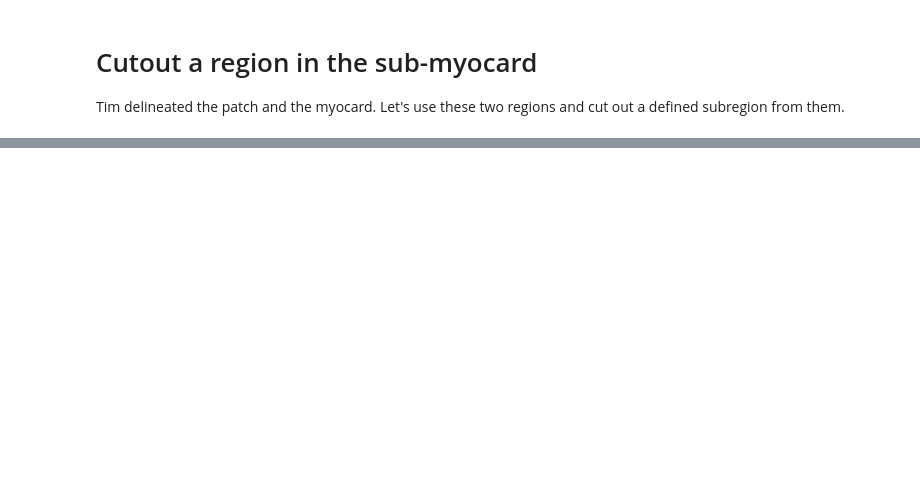
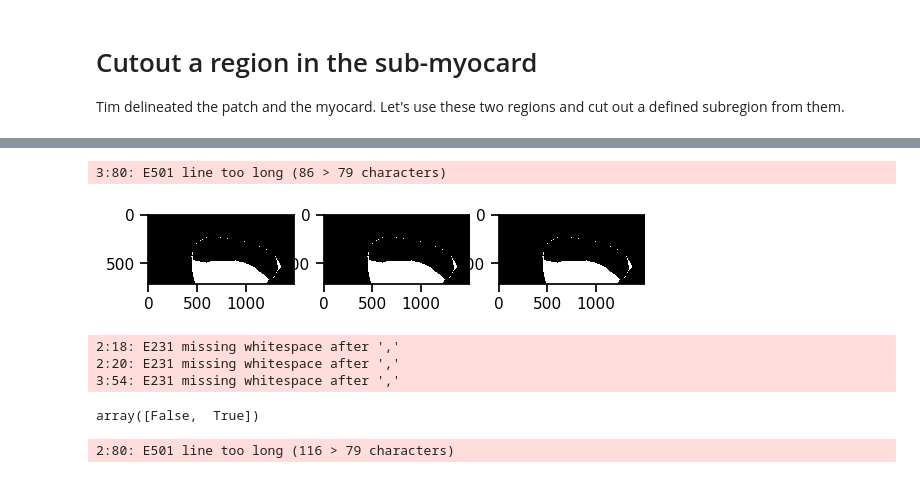
Before and after one commit to habi/heart-neoangiogenesis, a Jupyter notebook: SubMyocardAnalysis.ipynb, the cells around one changed output, grey strips where cells are left out. Saved outputs shown, nothing was run; the diff lists cells and outputs as text; code cells hidden in the pictures; blank space fills up the shorter version.

```diff
--- a/SubMyocardAnalysis.ipynb
+++ b/SubMyocardAnalysis.ipynb
@@ -436,0 +590,4 @@ Compute *all* histograms we might need later
+# %%
+# Load the VOI images a zarr arrays
+Patches_Binary = [dask.array.from_zarr(file) for file in Data[Data.VOI == 'patch']['OutputNameVOI_Binary']]
+Myocards_Binary = [dask.array.from_zarr(file) for file in Data[Data.VOI == 'myocard']['OutputNameVOI_Binary']]
@@ -436,0 +616,20 @@ Compute *all* histograms we might need later
+# %%
+# Write out 'myocard sans patch' binarized data
+# Regenerate output name for 'msp'
+Data['OutputNameVOI_Binary'] = [os.path.join(os.path.dirname(f),
+                                             '%s.%s.voi_%s.binary.zarr' % (sample,
+                                                                           scan,
+                                                                           voi)) for f, sample, scan, voi in zip(Data.Folder,
+                                                                                                                 Data.Samplename,
+                                                                                                                 Data.Scan,
+                                                                                                                 Data.VOI)]
+# https://stackoverflow.com/a/55437530/323100
+for c, row in tqdm(enumerate(Data[Data['VOI'] == 'myocard_sans_patch'].iterrows()),
+                   desc='Calculating MSP VOIs',
+                   total=len(Data[Data['VOI'] == 'myocard_sans_patch'])):
+    if not os.path.exists(row[1]['OutputNameVOI_Binary']):
+        print('%2s/%s: Calculating MSP VOI and saving to %s' % (c + 1,
+                                                                len(Data[Data['VOI'] == 'myocard_sans_patch']),
+                                                                row[1]['OutputNameVOI_Binary'][len(Root)+1:]))
+        MSP_Binary = dask.array.logical_xor(Myocards_Binary[c], Patches_Binary[c])
+        MSP_Binary.rechunk('auto').to_zarr(row[1]['OutputNameVOI_Binary'])
@@ -436,0 +647,8 @@ Compute *all* histograms we might need later
+# %%
+# Load *all* VOIs
+VOIs_raw = [dask.array.from_zarr(file) for file in Data['OutputNameVOI']]
+VOIs_binarized = [dask.array.from_zarr(file) for file in Data['OutputNameVOI_Binary']]
+# %% [output]
+3:80: E501 line too long (86 > 79 characters)
+# %%
+whichone = 11
@@ -436,0 +659,14 @@ Compute *all* histograms we might need later
+# %%
+for c, direction in enumerate(directions):
+    plt.subplot(1, 3, c+1)
+    plt.imshow(VOIs_binarized[whichone][100][400:1111,500:2000], vmax=0.25)
+plt.show()
+# %% [output]
+[figure, added]
+2:18: E231 missing whitespace after ','
+2:20: E231 missing whitespace after ','
+3:54: E231 missing whitespace after ','
+# %%
+numpy.unique(VOIs_binarized[whichone][100][400:1111, 500:2000].compute())
+# %% [output]
+array([False,  True])
@@ -436,0 +676,5 @@ Compute *all* histograms we might need later
+# %%
+# # Now load MSPs from disk
+MSP_Binary = [dask.array.from_zarr(file) for file in Data[Data.VOI == 'myocard_sans_patch']['OutputNameVOI_Binary']]
+# %% [output]
+2:80: E501 line too long (116 > 79 characters)
```
Also changed, not shown: parts of 100 cells of this notebook.
